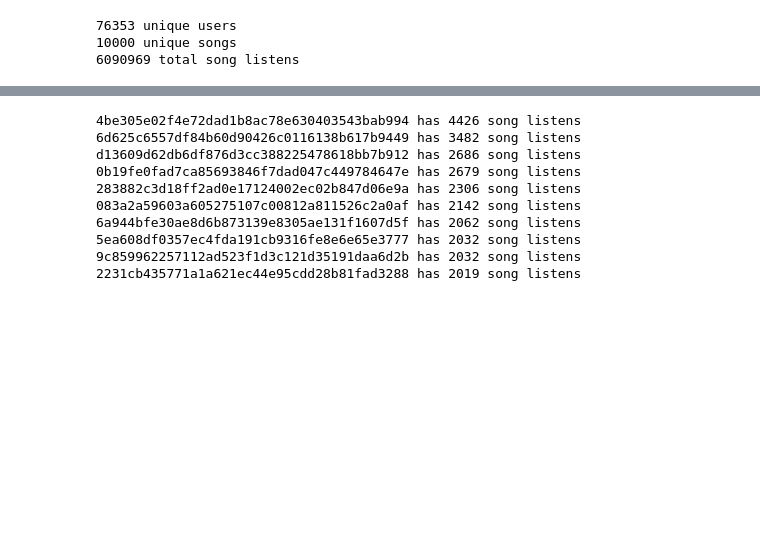
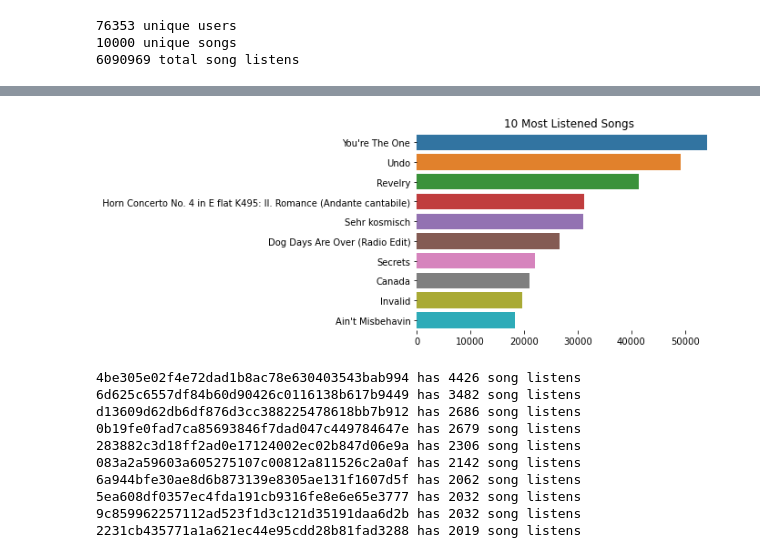
Before and after one commit to givi0519/CSCI_4022_Final, a Jupyter notebook: collaborative_filtering.ipynb, the cells around one changed output, grey strips where cells are left out. Cells and saved outputs as stored; diff of their text form; code cells hidden in the pictures; blank space fills up the shorter version.

Commit message:
added a graph to make some visuals

```diff
--- a/collaborative_filtering.ipynb
+++ b/collaborative_filtering.ipynb
@@ -64,0 +46,15 @@ Ain't Misbehavin has been listened to 18309 times
+# %%
+# check top 10 songs that are most listened to
+most_listened = users_df[['song_id', 'num_listens']].groupby('song_id').sum().sort_values('num_listens', ascending=False).head(10)
+top_songs = list(most_listened.index)
+listen_count = list(most_listened['num_listens'])
+top_ten=pd.DataFrame(top_songs,columns=["song_id"])
+top_ten['num_listens']=listen_count
+song_names=[]
+for i in range(0,10):
+    song_name = songs_df.loc[songs_df['song_id'] == top_songs[i]]['title']
+    song_names.append(list(song_name)[0])
+#     print(list(song_name)[0], "has been listened to", listen_count[i], "times")
+
+top_ten['song_name']=song_names
+top_ten.head(10)
@@ -65,3 +73,12 @@ Ain't Misbehavin has been listened to 18309 times
+# %%
+labels=top_ten['song_name'].tolist()
+num_listened=top_ten['num_listens'].tolist()
+
+plt.figure()
+sns.barplot(x=num_listened,y=labels).set(title='10 Most Listened Songs')
+sns.despine(left=True,bottom=True)
+# %% [output]
+[figure, added]
 # %%
 # check top 10 users with most listens
 most_listened_users = users_df[['user_id', 'num_listens']].groupby('user_id').sum().sort_values('num_listens', ascending=False).head(10)
```
Also changed, not shown: parts of 5 cells of this notebook, 1 other file.
